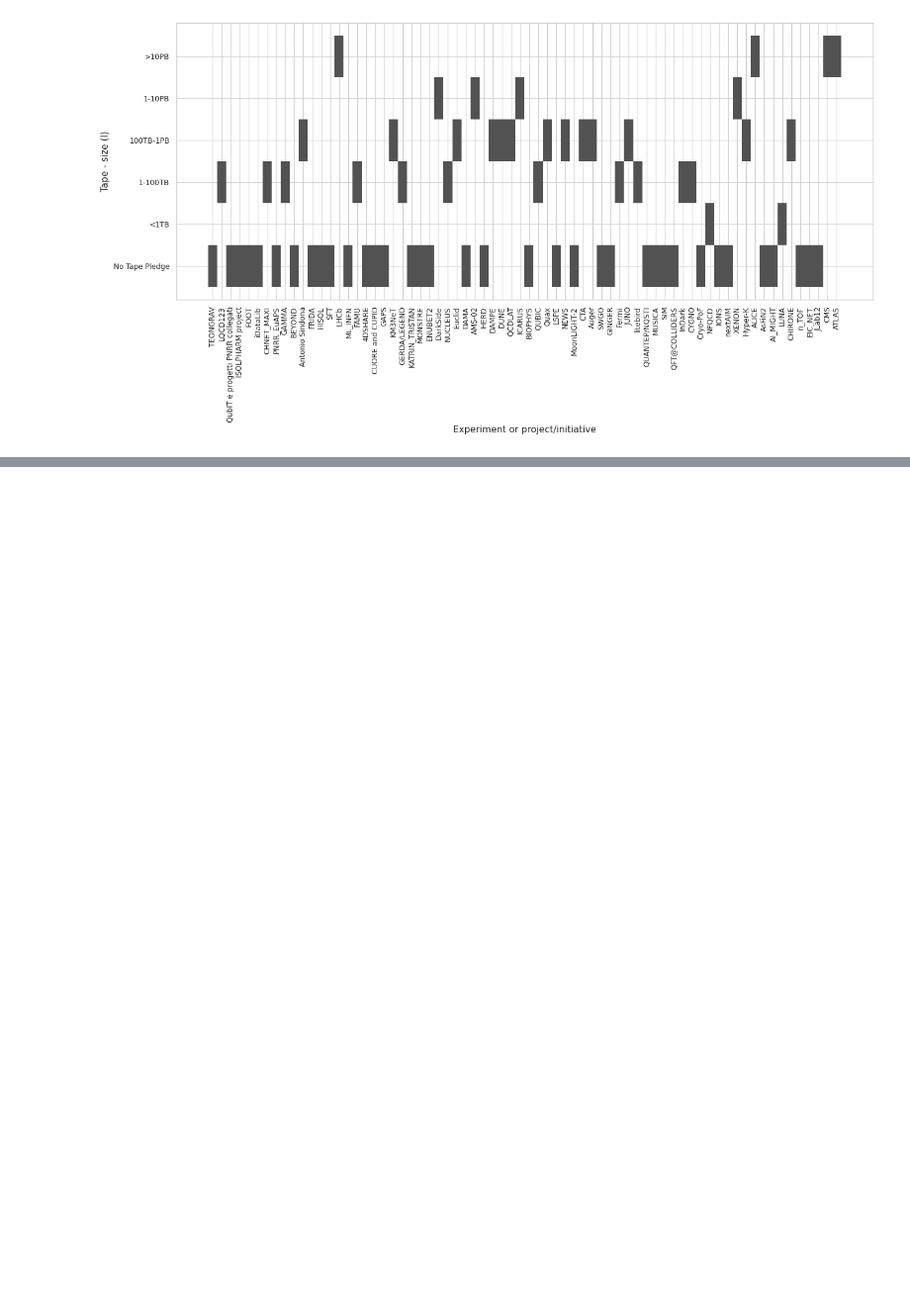
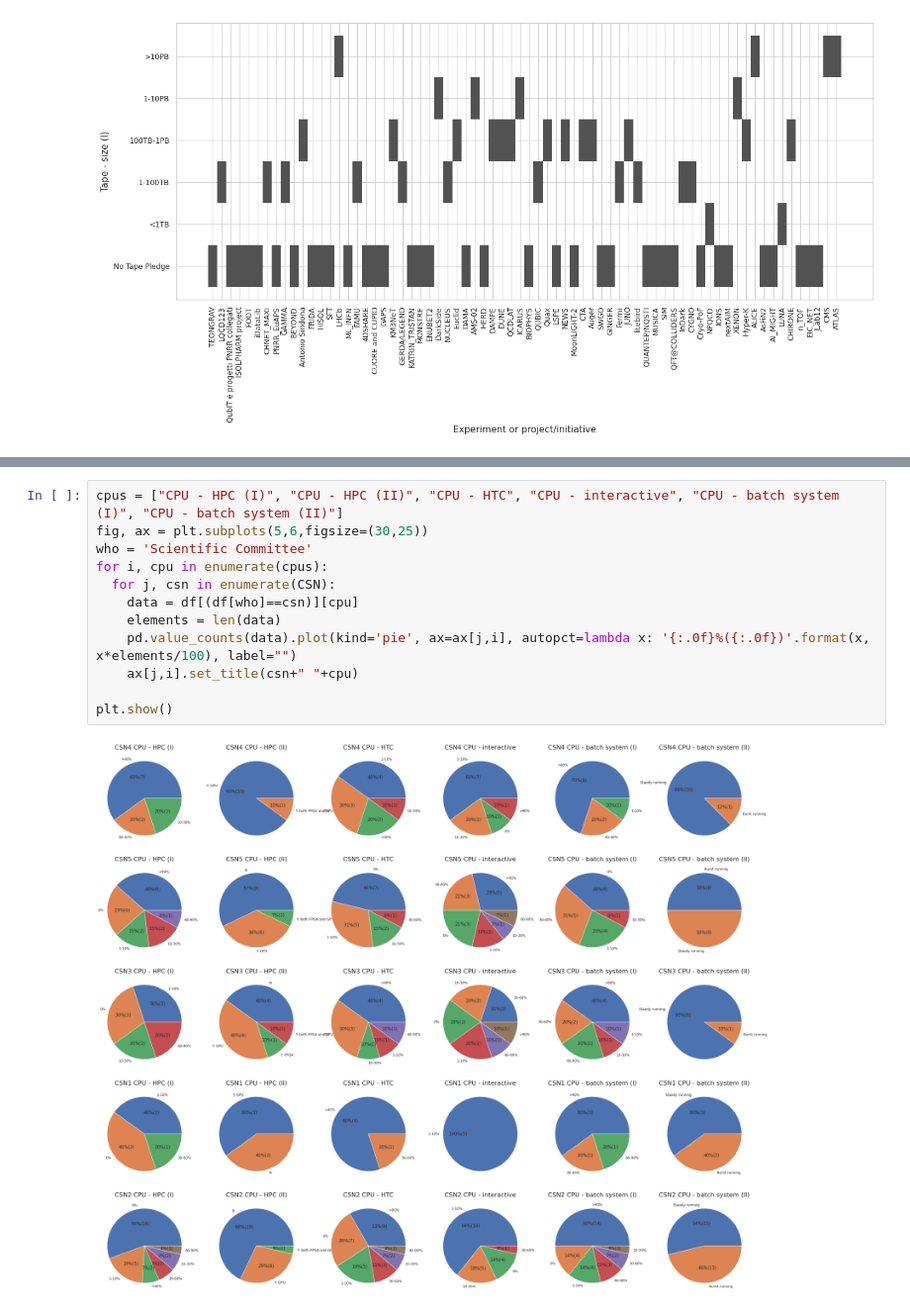
Before and after one commit to gmazzitelli/GSN2, a Jupyter notebook: IFNFCM.ipynb, the cells around one changed output, grey strips where cells are left out. Shown at 99% size. Cells and saved outputs as stored; diff of their text form; blank space fills up the shorter version.

```diff
--- a/IFNFCM.ipynb
+++ b/IFNFCM.ipynb
@@ -202,0 +249,14 @@ for i, pledge in enumerate(pledges):
+# %%
+cpus = ["CPU - HPC (I)", "CPU - HPC (II)", "CPU - HTC", "CPU - interactive", "CPU - batch system (I)", "CPU - batch system (II)"]
+fig, ax = plt.subplots(5,6,figsize=(30,25))
+who = 'Scientific Committee'
+for i, cpu in enumerate(cpus):
+  for j, csn in enumerate(CSN):
+    data = df[(df[who]==csn)][cpu]
+    elements = len(data)
+    pd.value_counts(data).plot(kind='pie', ax=ax[j,i], autopct=lambda x: '{:.0f}%({:.0f})'.format(x, x*elements/100), label="")
+    ax[j,i].set_title(csn+" "+cpu)
+
+plt.show()
+# %% [output]
+[figure, added]
```
Also changed, not shown: parts of 4 cells of this notebook.
